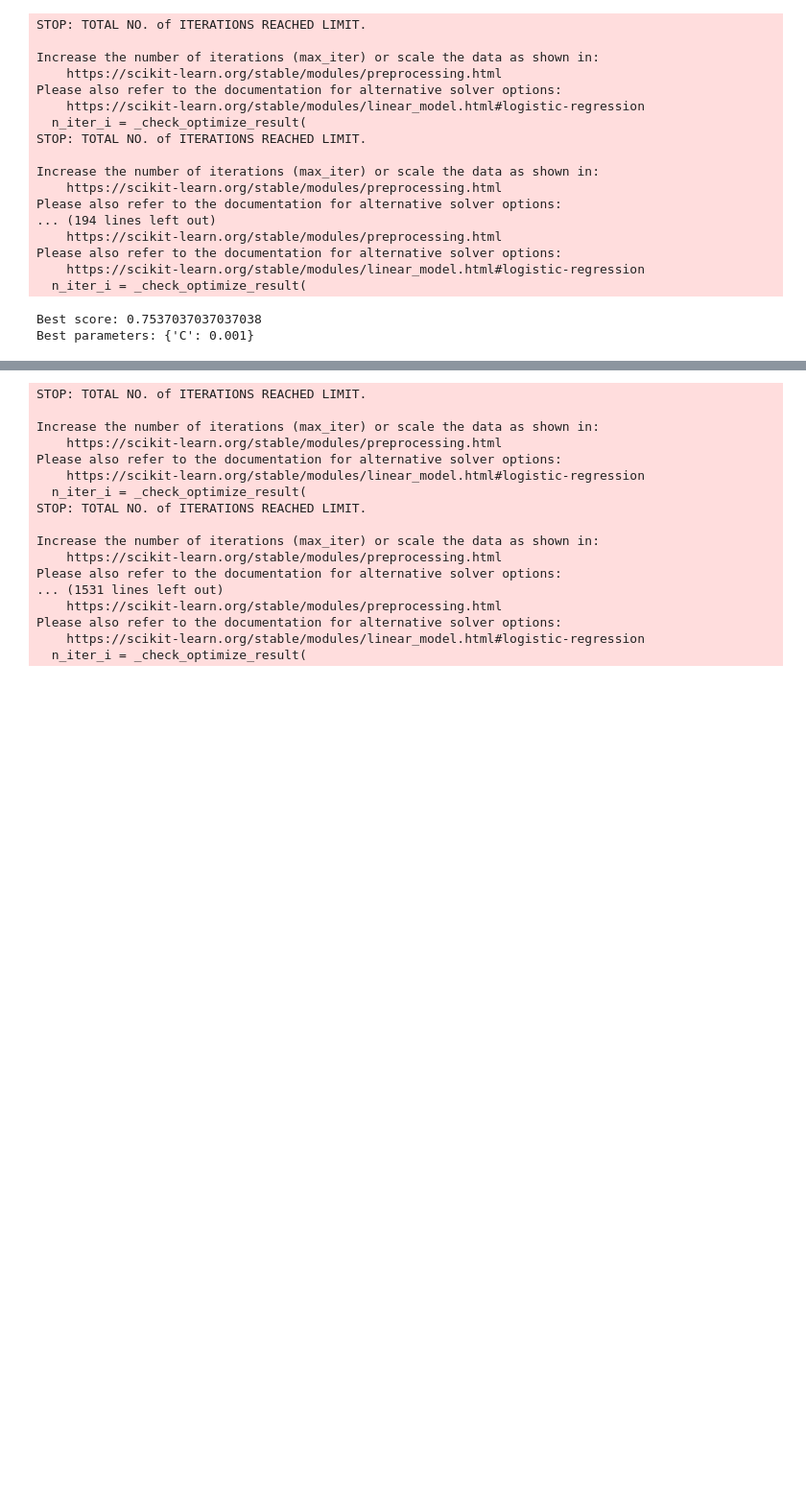
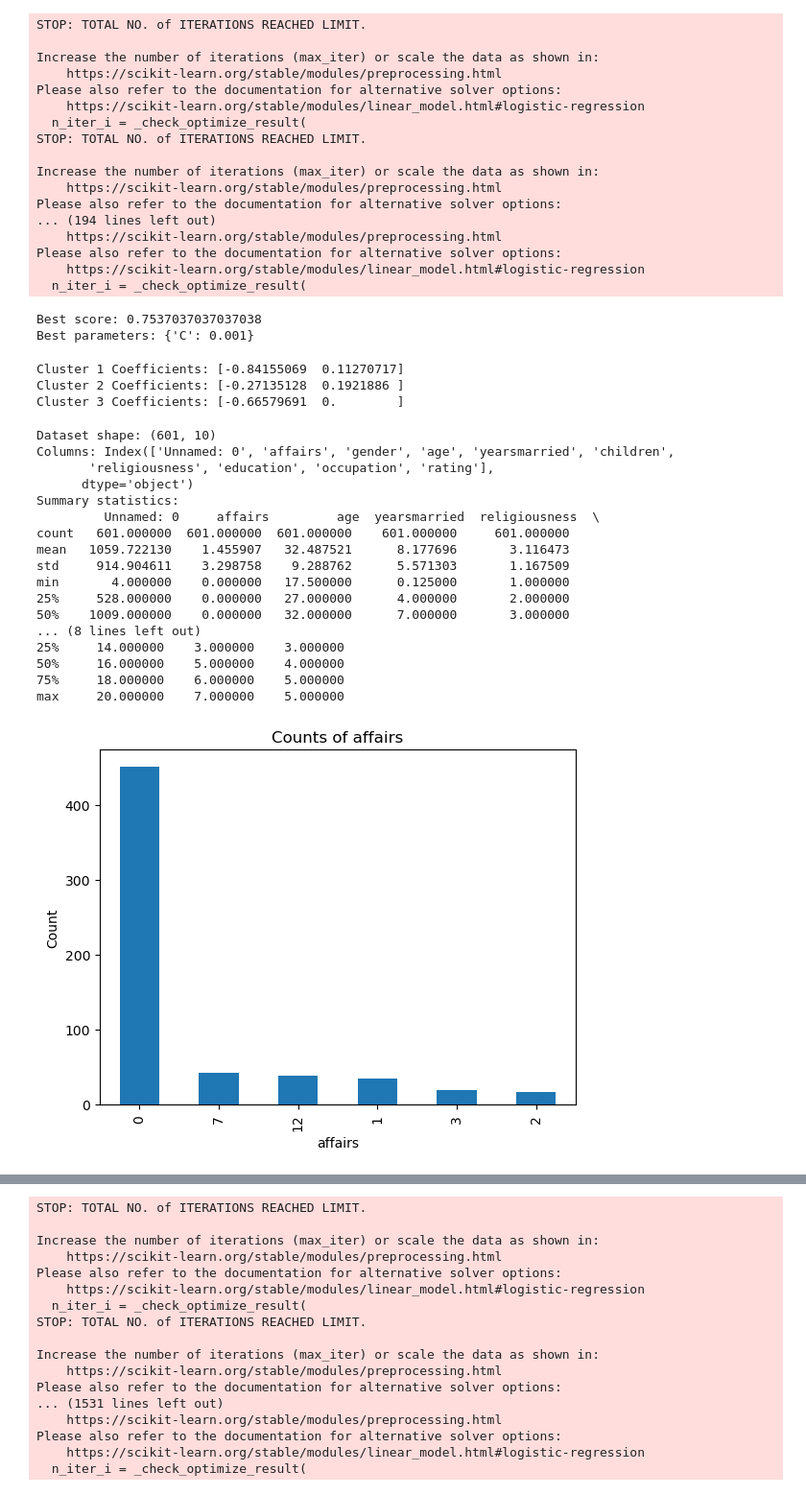
Before and after one commit to Aditya-CY/portfolio-p1-initial-repository, a Jupyter notebook: Portfolio 4/Portfolio 4_Affairs.ipynb, the cells around one changed output, grey strips where cells are left out. Shown at 96% size. Saved outputs shown, nothing was run; the diff lists cells and outputs as text; code cells hidden in the pictures; blank space fills up the shorter version.

Commit message:
Portfolio 4_Affairs_47680288

```diff
--- a/Portfolio 4/Portfolio 4_Affairs.ipynb
+++ b/Portfolio 4/Portfolio 4_Affairs.ipynb
@@ -827,3 +835,79 @@ Please also refer to the documentation for alternative solver options:
   n_iter_i = _check_optimize_result(
 Best score: 0.7537037037037038
 Best parameters: {'C': 0.001}
+# %%
+import pandas as pd
+from sklearn.cluster import KMeans
+from sklearn.linear_model import LinearRegression
+
+# Load the dataset
+df = pd.read_csv('Files/Affairs.csv')
+
+# Perform clustering
+k = 3  # Number of clusters
+X = df[['religiousness', 'yearsmarried']]  # Select the features to cluster on
+kmeans = KMeans(n_clusters=k)
+labels = kmeans.fit_predict(X)
+
+# Perform linear regression within each cluster
+for i in range(k):
+    cluster_data = df[labels == i]
+    X_cluster = cluster_data[['religiousness', 'yearsmarried']]  # Features within the cluster
+    y_cluster = cluster_data['affairs']  # Target variable within the cluster
+
+    # Perform linear regression
+    regression_model = LinearRegression()
+    regression_model.fit(X_cluster, y_cluster)
+
+    # Print the coefficients for each cluster
+    print(f"Cluster {i+1} Coefficients:", regression_model.coef_)
+# %% [output]
+Cluster 1 Coefficients: [-0.84155069  0.11270717]
+Cluster 2 Coefficients: [-0.27135128  0.1921886 ]
+Cluster 3 Coefficients: [-0.66579691  0.        ]
+# %%
+import pandas as pd
+import matplotlib.pyplot as plt
+
+# Load the dataset
+df = pd.read_csv('Files/Affairs.csv')
+
+# Data exploration
+print("Dataset shape:", df.shape)
+print("Columns:", df.columns)
+print("Summary statistics:\n", df.describe())
+
+# Bar plot for a categorical variable
+categorical_var = 'affairs'
+df[categorical_var].value_counts().plot(kind='bar')
+plt.title(f'Counts of {categorical_var}')
+plt.xlabel(categorical_var)
+plt.ylabel('Count')
+plt.show()
+
+# Histogram for a numerical variable
+numerical_var = 'age'
+df[numerical_var].plot(kind='hist', bins=20)
+plt.title(f'Histogram of {numerical_var}')
+plt.xlabel(numerical_var)
+plt.ylabel('Frequency')
+plt.show()
+# %% [output]
+Dataset shape: (601, 10)
+Columns: Index(['Unnamed: 0', 'affairs', 'gender', 'age', 'yearsmarried', 'children',
+       'religiousness', 'education', 'occupation', 'rating'],
+      dtype='object')
+Summary statistics:
+         Unnamed: 0     affairs         age  yearsmarried  religiousness  \
+count   601.000000  601.000000  601.000000    601.000000     601.000000
+mean   1059.722130    1.455907   32.487521      8.177696       3.116473
+std     914.904611    3.298758    9.288762      5.571303       1.167509
+min       4.000000    0.000000   17.500000      0.125000       1.000000
+25%     528.000000    0.000000   27.000000      4.000000       2.000000
+50%    1009.000000    0.000000   32.000000      7.000000       3.000000
+... (8 lines left out)
+25%     14.000000    3.000000    3.000000
+50%     16.000000    5.000000    4.000000
+75%     18.000000    6.000000    5.000000
+max     20.000000    7.000000    5.000000
+[figure, added]
```
Also changed, not shown: parts of 4 cells of this notebook.
